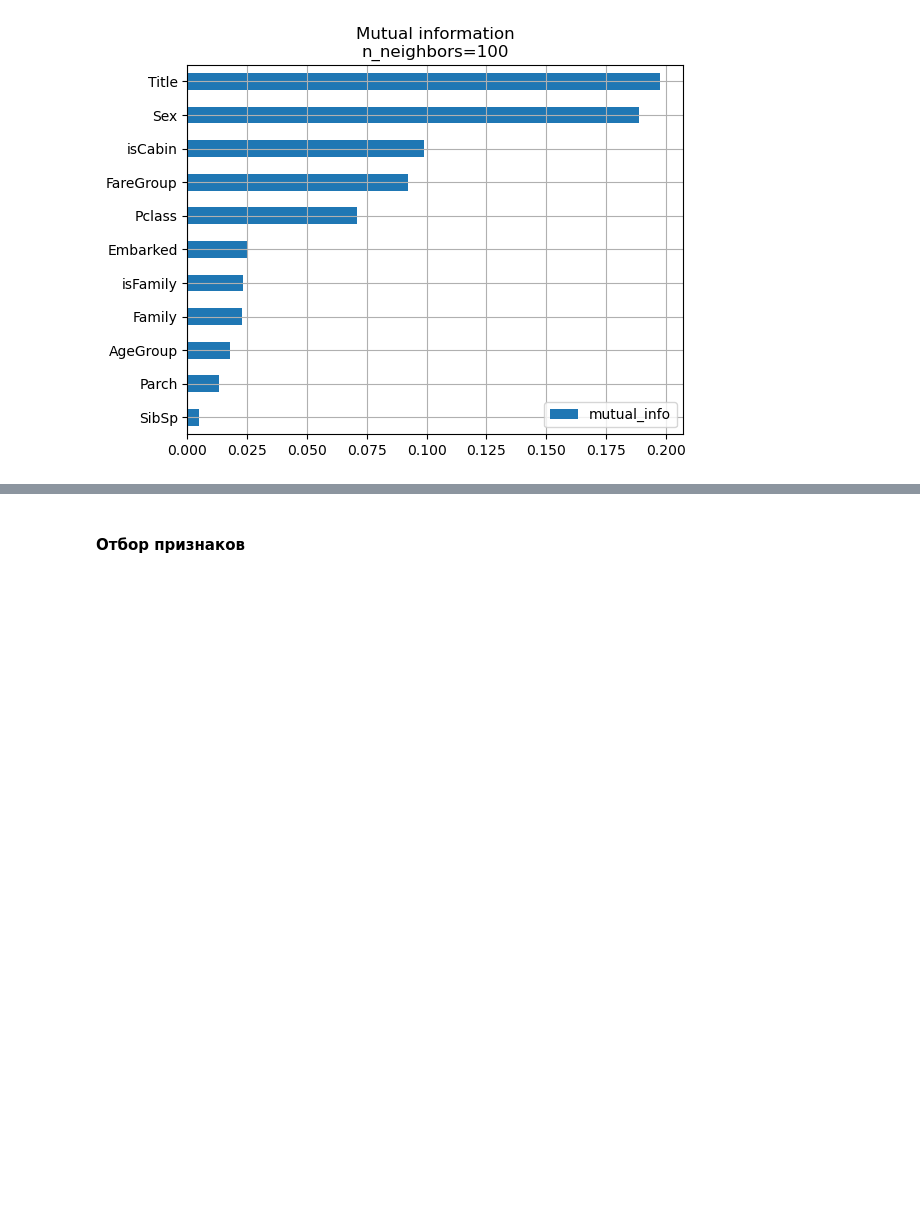
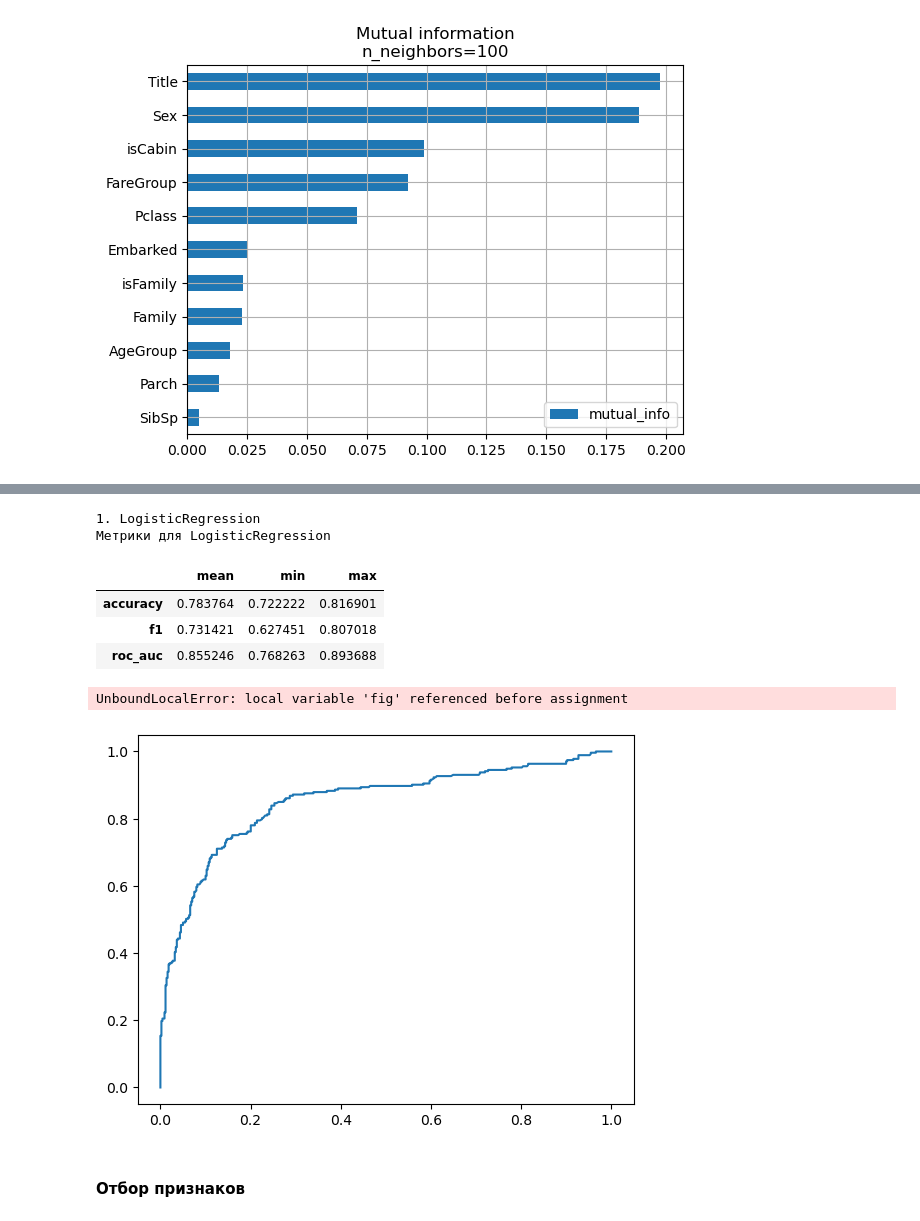
Before and after one commit to AlekseiBogachev/Titanic-Machine-Learning-from-Disaster, a Jupyter notebook: sources/Titanic-Machine-Learning-from-Disaster.ipynb, the cells around one changed output, grey strips where cells are left out. Cells and saved outputs as stored; diff of their text form; code cells hidden in the pictures; blank space fills up the shorter version.

```diff
--- a/sources/Titanic-Machine-Learning-from-Disaster.ipynb
+++ b/sources/Titanic-Machine-Learning-from-Disaster.ipynb
@@ -1251,3 +1423,46 @@ n_neighbors=100
+# %%
+from sklearn.naive_bayes import CategoricalNB
+
+classifiers = [
+    LogisticRegression(),
+    SVC(kernel='rbf'),
+    KNeighborsClassifier(),
+    DecisionTreeClassifier(),
+    RandomForestClassifier(),
+    GradientBoostingClassifier(),
+]
+
+methods = [
+    'predict_proba',
+    'decision_function',
+    'predict_proba',
+    'predict_proba',
+    'predict_proba',
+    'predict_proba',
+]
+
+ax = None
+
+for i, (classifier, method) in enumerate(zip(classifiers, methods)):
+    label = type(classifier).__name__
+    print(f'{i+1}. {label}')
+
+    pipe.set_params(classifier=classifier)
+
+    fig, ax = evaluate_model(model=pipe, X=X_train, y=y_train, method=method, label=label, cv=10, ax=ax)
+
+    print()
+
+plt.show()
+# %% [output]
+1. LogisticRegression
+Метрики для LogisticRegression
+|  | mean | min | max |
+| accuracy | 0.783764 | 0.722222 | 0.816901 |
+| f1 | 0.731421 | 0.627451 | 0.807018 |
+| roc_auc | 0.855246 | 0.768263 | 0.893688 |
+UnboundLocalError: local variable 'fig' referenced before assignment
+[figure, added]
 # %% [markdown]
 #### Отбор признаков
 # %% [markdown]
```
Also changed, not shown: parts of 25 cells of this notebook.
